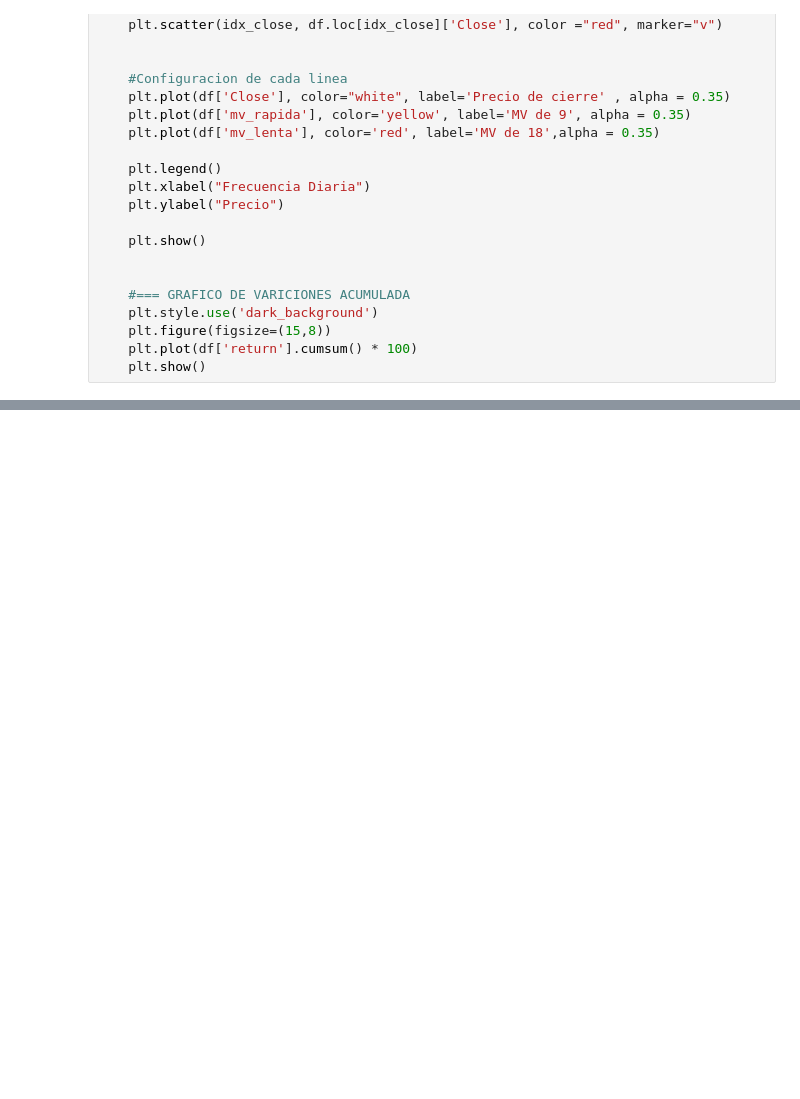
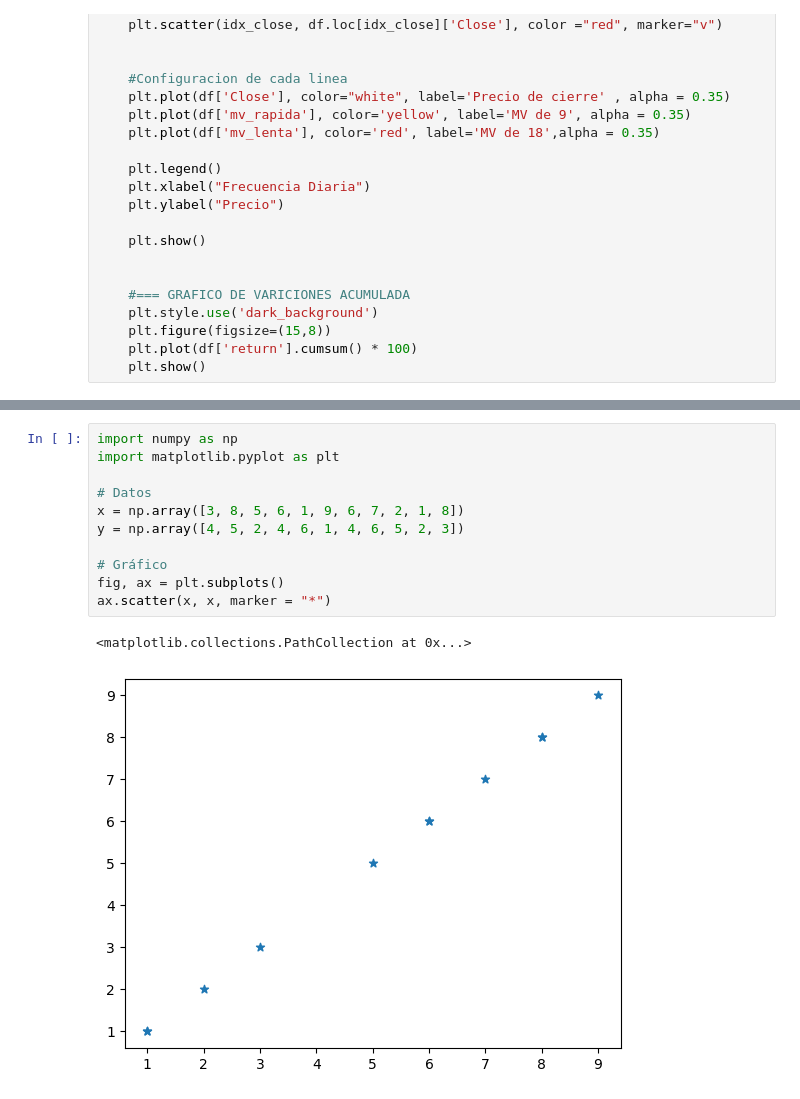
Before and after one commit to gastonbenitez2001/Exploracion-de-datos, a Jupyter notebook: src/acciones exploracion/analisis_tecnico.ipynb, the cells around one changed output, grey strips where cells are left out. Saved outputs shown, nothing was run; the diff lists cells and outputs as text; blank space fills up the shorter version.

```diff
--- a/src/acciones exploracion/analisis_tecnico.ipynb
+++ b/src/acciones exploracion/analisis_tecnico.ipynb
@@ -110,0 +176,14 @@ graficos(df)
+# %%
+import numpy as np
+import matplotlib.pyplot as plt
+
+# Datos
+x = np.array([3, 8, 5, 6, 1, 9, 6, 7, 2, 1, 8])
+y = np.array([4, 5, 2, 4, 6, 1, 4, 6, 5, 2, 3])
+
+# Gráfico
+fig, ax = plt.subplots()
+ax.scatter(x, x, marker = "*")
+# %% [output]
+<matplotlib.collections.PathCollection at 0x...>
+[figure, added]
```
Also changed, not shown: parts of 3 cells of this notebook.
